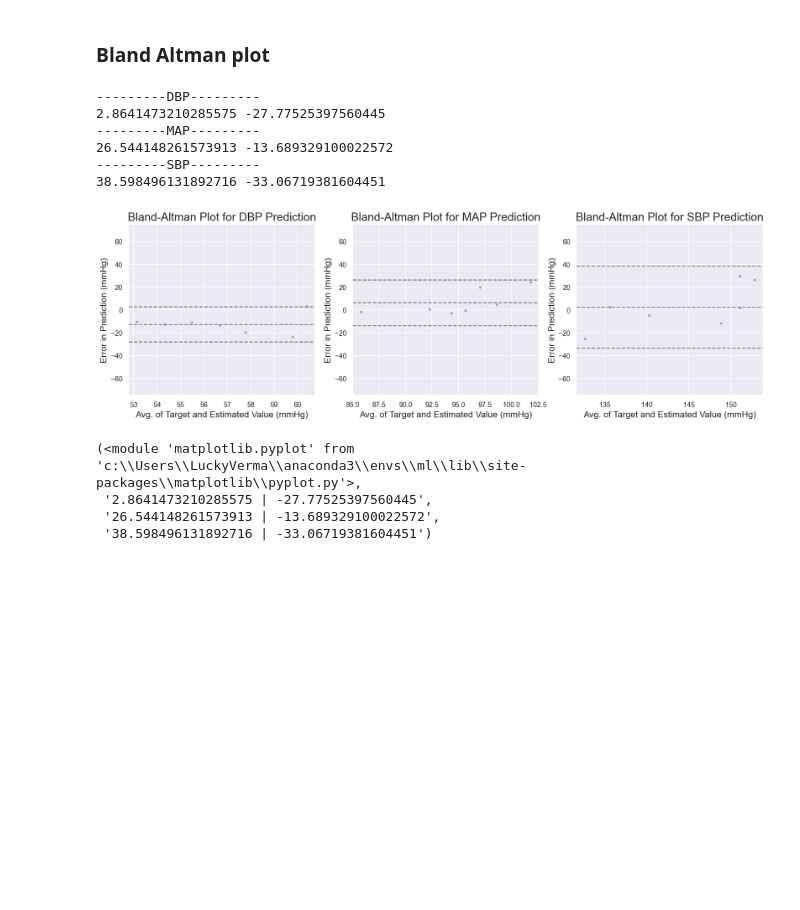
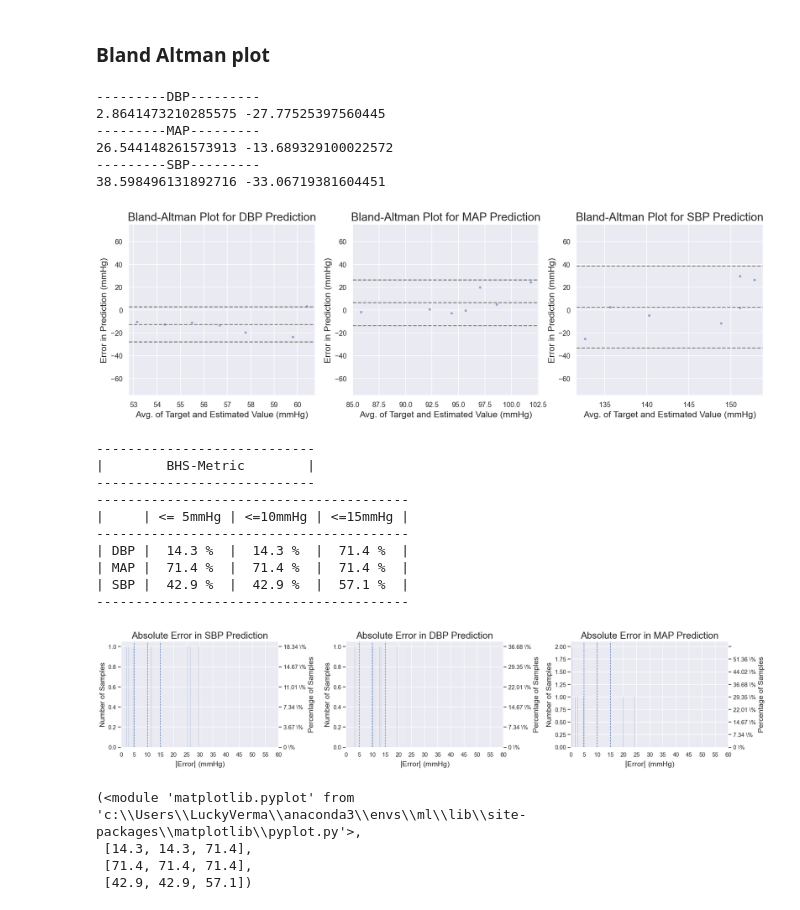
Before and after one commit to lucky-verma/ABP-estimation-using-PPG, a Jupyter notebook: PPG2ABP/codes_25hz/rough.ipynb, the cells around one changed output. Saved outputs shown, nothing was run; the diff lists cells and outputs as text; code cells hidden in the pictures; blank space fills up the shorter version.

```diff
--- a/PPG2ABP/codes_25hz/rough.ipynb
+++ b/PPG2ABP/codes_25hz/rough.ipynb
@@ -150,3 +150,6 @@ mdt
  'min_ppg': 0.0,
  'max_abp': 199.98749589709124,
  'min_abp': 50.0}
+# %%
+tdt = pickle.load(open(os.path.join('data', 'test.p'), 'rb'))
+tdt['Y_test'][0][:10]
@@ -506,7 +520,7 @@ def bland_altman_plot():
 
     return plt, ba_dbp, ba_map, ba_sbp
 # %%
-bland_altman_plot()
+bland_altman_plot();
 # %% [output]
 ---------DBP---------
 2.8641473210285575 -27.77525397560445
@@ -515,8 +529,4 @@ bland_altman_plot()
 ---------SBP---------
 38.598496131892716 -33.06719381604451
 [figure]
-(<module 'matplotlib.pyplot' from 'c:\\Users\\LuckyVerma\\anaconda3\\envs\\ml\\lib\\site-packages\\matplotlib\\pyplot.py'>,
- '2.8641473210285575 | -27.77525397560445',
- '26.544148261573913 | -13.689329100022572',
- '38.598496131892716 | -33.06719381604451')
 # %%
@@ -765,3 +723,21 @@ def evaluate_BHS_Standard():
     plt.show()
 
     return plt, [round(dbp_percent[0], 1), round(dbp_percent[1], 1), round(dbp_percent[2], 1)], [round(map_percent[0], 1), round(map_percent[1], 1), round(map_percent[2], 1)], [round(sbp_percent[0], 1), round(sbp_percent[1], 1), round(sbp_percent[2], 1)]
+# %%
+evaluate_BHS_Standard(X_test);
+# %% [output]
+----------------------------
+|        BHS-Metric        |
+----------------------------
+----------------------------------------
+|     | <= 5mmHg | <=10mmHg | <=15mmHg |
+----------------------------------------
+| DBP |  14.3 %  |  14.3 %  |  71.4 %  |
+| MAP |  71.4 %  |  71.4 %  |  71.4 %  |
+| SBP |  42.9 %  |  42.9 %  |  57.1 %  |
+----------------------------------------
+[figure, added]
+(<module 'matplotlib.pyplot' from 'c:\\Users\\LuckyVerma\\anaconda3\\envs\\ml\\lib\\site-packages\\matplotlib\\pyplot.py'>,
+ [14.3, 14.3, 71.4],
+ [71.4, 71.4, 71.4],
+ [42.9, 42.9, 57.1])
```
Also changed, not shown: parts of 4 cells of this notebook.
